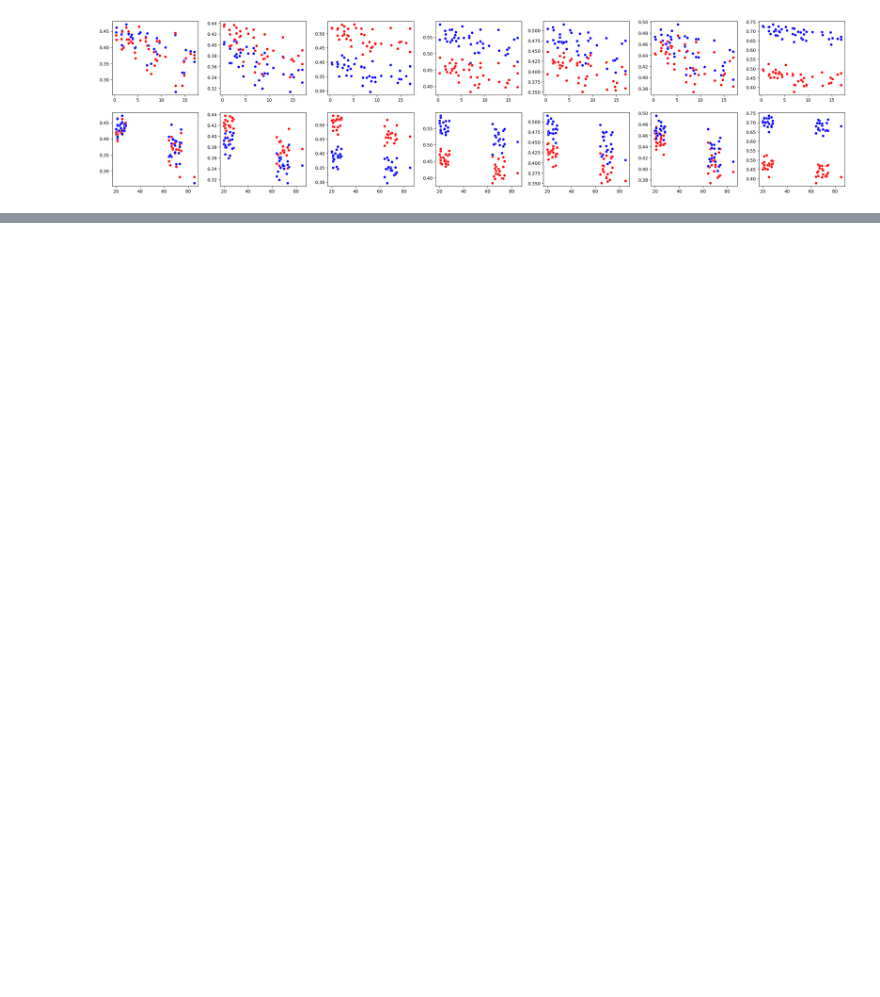
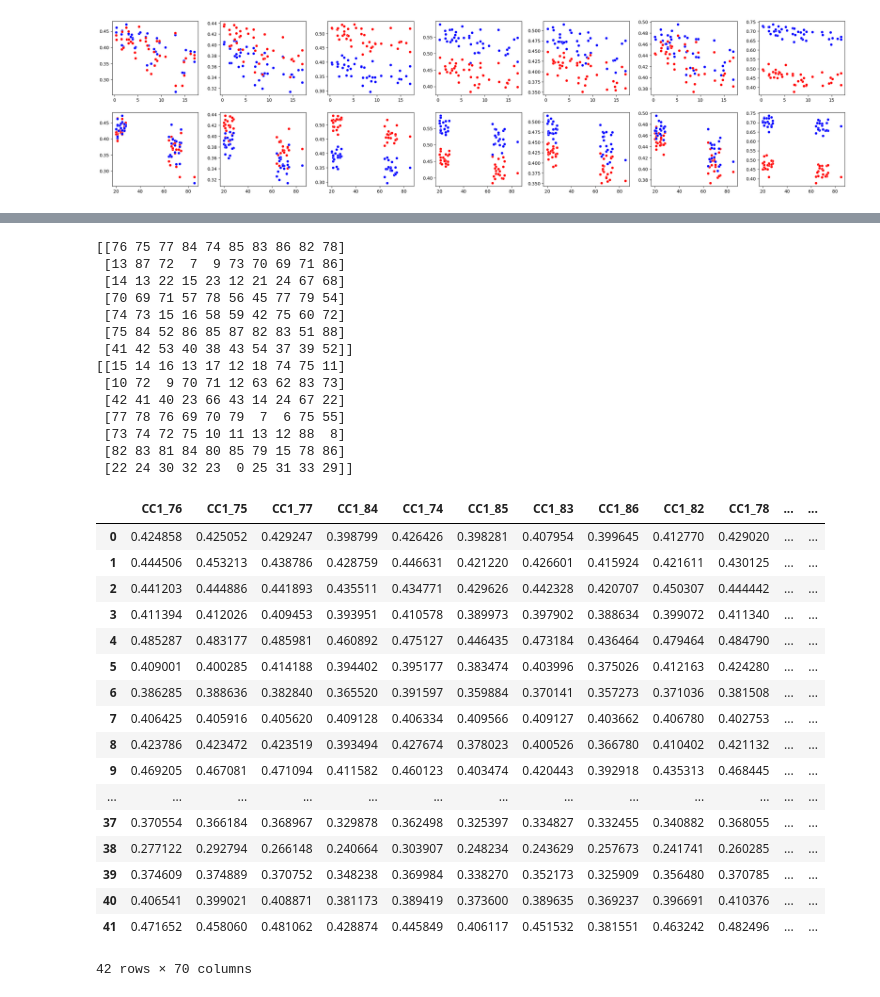
Before and after one commit to nicolascatz/CRPN_DTI_AGING_DPAKNC, a Jupyter notebook: scripts/DTI_Aging_AllPatterns_New_260313.ipynb, the cells around one changed output, grey strips where cells are left out. Cells and saved outputs as stored; diff of their text form; code cells hidden in the pictures; blank space fills up the shorter version.

```diff
--- a/scripts/DTI_Aging_AllPatterns_New_260313.ipynb
+++ b/scripts/DTI_Aging_AllPatterns_New_260313.ipynb
@@ -394,0 +464,53 @@ plt.tight_layout(pad=2.0)
+# %%
+
+
+DTI_JND=pd.DataFrame([])
+DTI_AGE=pd.DataFrame([])
+for cc in range(1,8):
+    DTI_JND_tmp=pd.DataFrame(DTI[:,r_reg_best_features_jnd_cc_allCC[cc-1],cc-1])
+    DTI_JND_tmp.columns = [f'CC{cc}_{idx}' for idx in r_reg_best_features_jnd_cc_allCC[cc-1]]
+    DTI_JND=pd.concat([DTI_JND, DTI_JND_tmp], axis=1)
+
+    DTI_AGE_tmp=pd.DataFrame(DTI[:,r_reg_best_features_age_cc_allCC[cc-1],cc-1])
+    DTI_AGE_tmp.columns = [f'CC{cc}_{idx}' for idx in r_reg_best_features_age_cc_allCC[cc-1]]
+    DTI_AGE=pd.concat([DTI_AGE, DTI_AGE_tmp], axis=1)
+
+print(r_reg_best_features_jnd_cc_allCC)
+print(r_reg_best_features_age_cc_allCC)
+
+
+DTI_JND.describe()
+DTI_JND
+# %% [output]
+[[76 75 77 84 74 85 83 86 82 78]
+ [13 87 72  7  9 73 70 69 71 86]
+ [14 13 22 15 23 12 21 24 67 68]
+ [70 69 71 57 78 56 45 77 79 54]
+ [74 73 15 16 58 59 42 75 60 72]
+ [75 84 52 86 85 87 82 83 51 88]
+ [41 42 53 40 38 43 54 37 39 52]]
+[[15 14 16 13 17 12 18 74 75 11]
+ [10 72  9 70 71 12 63 62 83 73]
+ [42 41 40 23 66 43 14 24 67 22]
+ [77 78 76 69 70 79  7  6 75 55]
+ [73 74 72 75 10 11 13 12 88  8]
+ [82 83 81 84 80 85 79 15 78 86]
+ [22 24 30 32 23  0 25 31 33 29]]
+|  | CC1_76 | CC1_75 | CC1_77 | CC1_84 | CC1_74 | CC1_85 | CC1_83 | CC1_86 | CC1_82 | CC1_78 | ... | ... |
+| 0 | 0.424858 | 0.425052 | 0.429247 | 0.398799 | 0.426426 | 0.398281 | 0.407954 | 0.399645 | 0.412770 | 0.429020 | ... | ... |
+| 1 | 0.444506 | 0.453213 | 0.438786 | 0.428759 | 0.446631 | 0.421220 | 0.426601 | 0.415924 | 0.421611 | 0.430125 | ... | ... |
+| 2 | 0.441203 | 0.444886 | 0.441893 | 0.435511 | 0.434771 | 0.429626 | 0.442328 | 0.420707 | 0.450307 | 0.444442 | ... | ... |
+| 3 | 0.411394 | 0.412026 | 0.409453 | 0.393951 | 0.410578 | 0.389973 | 0.397902 | 0.388634 | 0.399072 | 0.411340 | ... | ... |
+| 4 | 0.485287 | 0.483177 | 0.485981 | 0.460892 | 0.475127 | 0.446435 | 0.473184 | 0.436464 | 0.479464 | 0.484790 | ... | ... |
+| 5 | 0.409001 | 0.400285 | 0.414188 | 0.394402 | 0.395177 | 0.383474 | 0.403996 | 0.375026 | 0.412163 | 0.424280 | ... | ... |
+| 6 | 0.386285 | 0.388636 | 0.382840 | 0.365520 | 0.391597 | 0.359884 | 0.370141 | 0.357273 | 0.371036 | 0.381508 | ... | ... |
+| 7 | 0.406425 | 0.405916 | 0.405620 | 0.409128 | 0.406334 | 0.409566 | 0.409127 | 0.403662 | 0.406780 | 0.402753 | ... | ... |
+| 8 | 0.423786 | 0.423472 | 0.423519 | 0.393494 | 0.427674 | 0.378023 | 0.400526 | 0.366780 | 0.410402 | 0.421132 | ... | ... |
+| 9 | 0.469205 | 0.467081 | 0.471094 | 0.411582 | 0.460123 | 0.403474 | 0.420443 | 0.392918 | 0.435313 | 0.468445 | ... | ... |
+| ... | ... | ... | ... | ... | ... | ... | ... | ... | ... | ... | ... | ... |
+| 37 | 0.370554 | 0.366184 | 0.368967 | 0.329878 | 0.362498 | 0.325397 | 0.334827 | 0.332455 | 0.340882 | 0.368055 | ... | ... |
+| 38 | 0.277122 | 0.292794 | 0.266148 | 0.240664 | 0.303907 | 0.248234 | 0.243629 | 0.257673 | 0.241741 | 0.260285 | ... | ... |
+| 39 | 0.374609 | 0.374889 | 0.370752 | 0.348238 | 0.369984 | 0.338270 | 0.352173 | 0.325909 | 0.356480 | 0.370785 | ... | ... |
+| 40 | 0.406541 | 0.399021 | 0.408871 | 0.381173 | 0.389419 | 0.373600 | 0.389635 | 0.369237 | 0.396691 | 0.410376 | ... | ... |
+| 41 | 0.471652 | 0.458060 | 0.481062 | 0.428874 | 0.445849 | 0.406117 | 0.451532 | 0.381551 | 0.463242 | 0.482496 | ... | ... |
+42 rows × 70 columns
```
Also changed, not shown: parts of 7 cells of this notebook.
